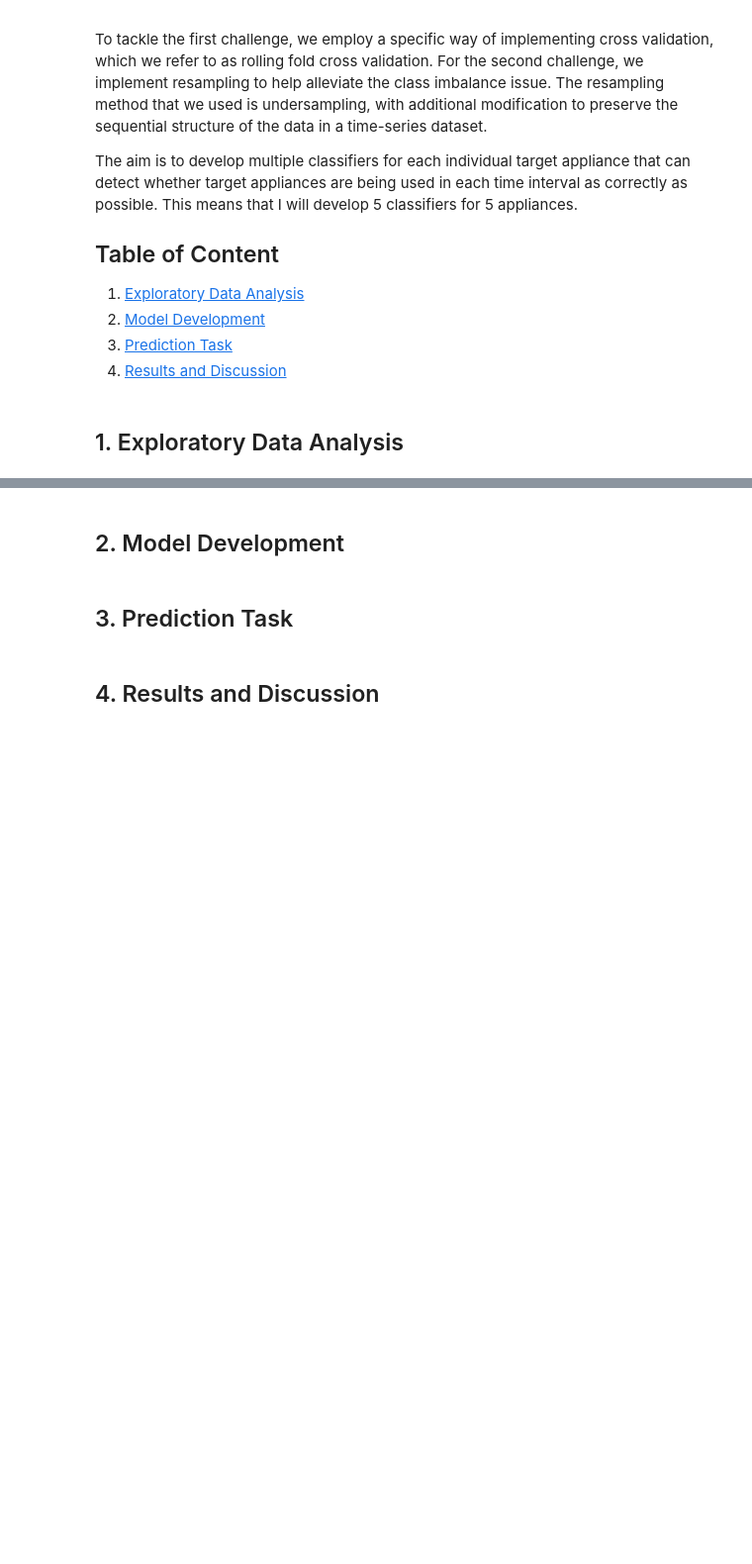
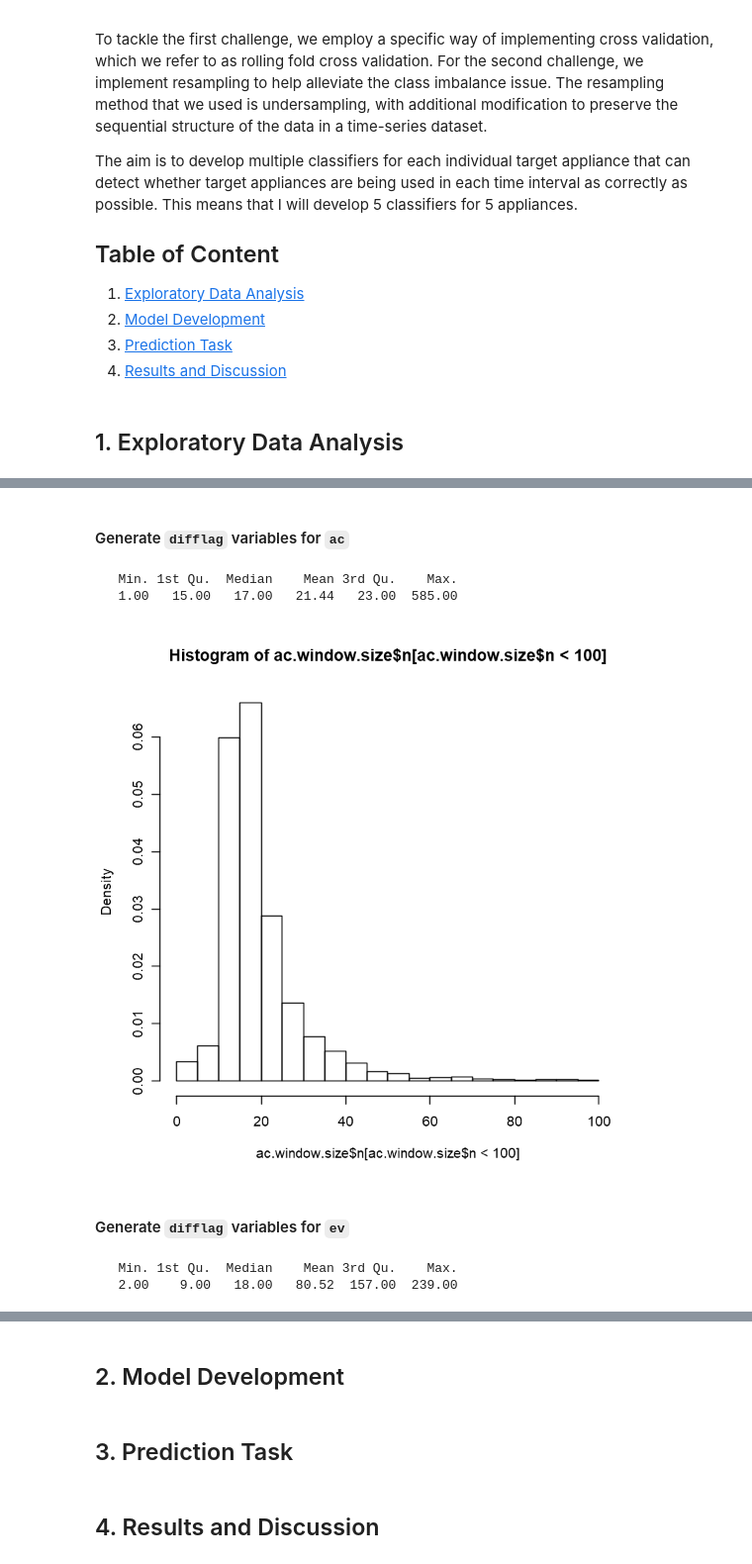
Before and after one commit to DanielTranDS/Appliance-EDA-Classification, a Jupyter notebook: AppliancesClassification_Codes.ipynb, the cells around one changed output, grey strips where cells are left out. Shown at 99% size. Saved outputs shown, nothing was run; the diff lists cells and outputs as text; code cells hidden in the pictures; blank space fills up the shorter version.

```diff
--- a/AppliancesClassification_Codes.ipynb
+++ b/AppliancesClassification_Codes.ipynb
@@ -20,0 +242,20 @@ The aim is to develop multiple classifiers for each individual target appliance
+# %%
+#Subtract these values of minuteofhour by 60, to get a valid value of minuteofhour
+train.data$minuteofhour<-ifelse(train.data$minuteofhour>60,train.data$minuteofhour-60,train.data$minuteofhour)
+train.data<-train.data[,-17]
+# %%
+#Create minofday that increments on the difference of dayofweek
+train.data$minofday <- cumsum(c(0,as.numeric(diff(train.data$dayofweek))!=0))
+
+#Convert to data table form
+train.data=data.table(train.data)
+N<-nrow(train.data)
+
+#Create minuteofday that increments by the same value of minofday, reset for new value of minofday
+train.data[,minuteofday:=1:.N,by=minofday]
+
+#convert back to data frame
+train.data=data.frame(train.data)
+
+#Once again, there are some strange values of minuteofday (>1440)
+train.data[train.data$minuteofday>1440,]
@@ -20,0 +280,4 @@ The aim is to develop multiple classifiers for each individual target appliance
+# %%
+#Subtract these values of minuteofday by 1440, to get a valid value of minuteofday
+train.data$minuteofday<-ifelse(train.data$minuteofday>1440,train.data$minuteofday-1440,train.data$minuteofday)
+train.data<-train.data[,-18]
@@ -20,0 +312,25 @@ The aim is to develop multiple classifiers for each individual target appliance
+# %% [markdown]
+#### Generate `difflag` variables for `ac`
+# %%
+ac.data<-train.data
+
+#Extract only target column ac
+ac.data<-ac.data %>% select(-(4:7))
+
+##Create ac_grp that increments on the difference of ac
+ac.data$ac_grp <- cumsum(c(0,as.numeric(diff(ac.data$ac))!=0))
+
+#Get the data where ac=1
+ac.data.1<-ac.data[ac.data$ac==1,]
+
+#Get the count of ac_grp, hence obtain all the values of activation window for ac
+ac.window.size<-ac.data.1 %>% count(ac_grp)
+summary(ac.window.size$n)
+# %% [output]
+   Min. 1st Qu.  Median    Mean 3rd Qu.    Max.
+   1.00   15.00   17.00   21.44   23.00  585.00
+# %%
+#plot a histogram for activation window of ac
+hist(ac.window.size$n[ac.window.size$n<100],freq=FALSE)
+# %% [output]
+[figure, added]
@@ -20,0 +350,20 @@ The aim is to develop multiple classifiers for each individual target appliance
+# %% [markdown]
+#### Generate `difflag` variables for `ev`
+# %%
+ev.data<-train.data
+
+#Extract only target column ev
+ev.data<-ev.data %>% select(-c(3,5,6,7))
+
+#Create ev_grp that increments on the difference of ac
+ev.data$ev_grp <- cumsum(c(0,as.numeric(diff(ev.data$ev))!=0))
+
+#Get the data where ev=1
+ev.data.1<-ev.data[ev.data$ev==1,]
+
+#Get the count of ev_grp, hence obtain all the values of activation window for ev
+ev.window.size<-ev.data.1 %>% count(ev_grp)
+summary(ev.window.size$n)
+# %% [output]
+   Min. 1st Qu.  Median    Mean 3rd Qu.    Max.
+   2.00    9.00   18.00   80.52  157.00  239.00
```
Also changed, not shown: parts of 39 cells of this notebook.
